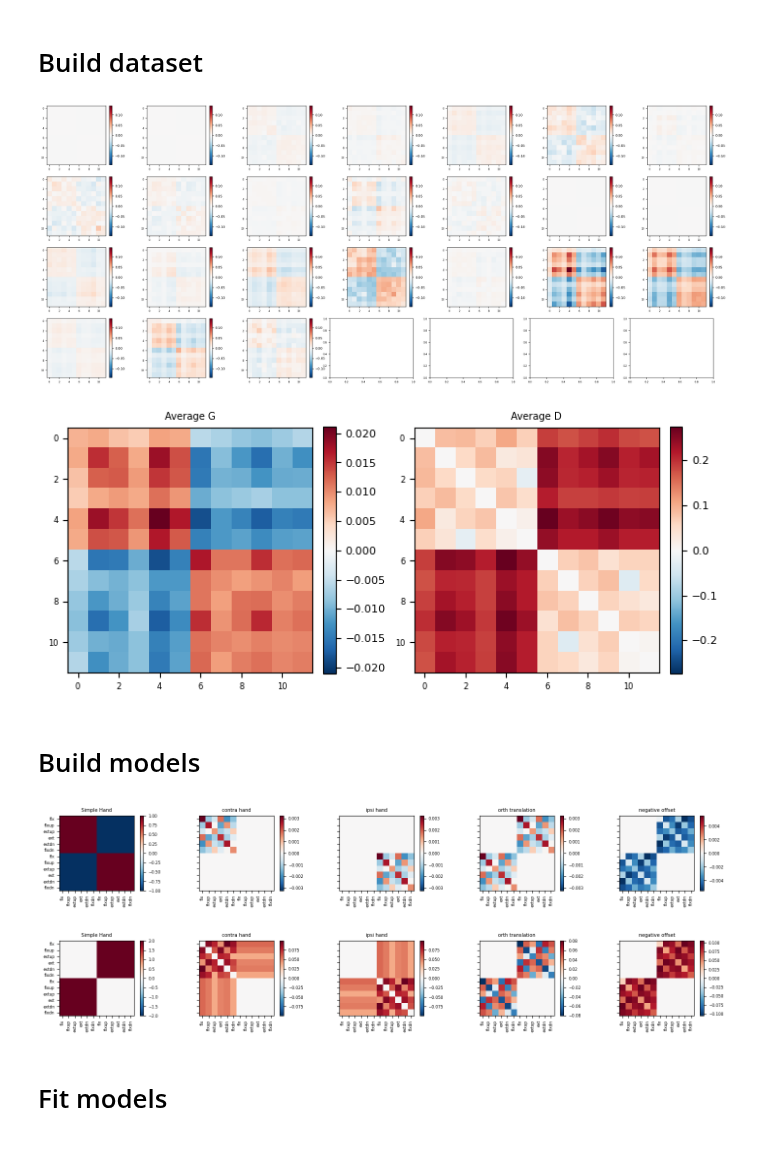
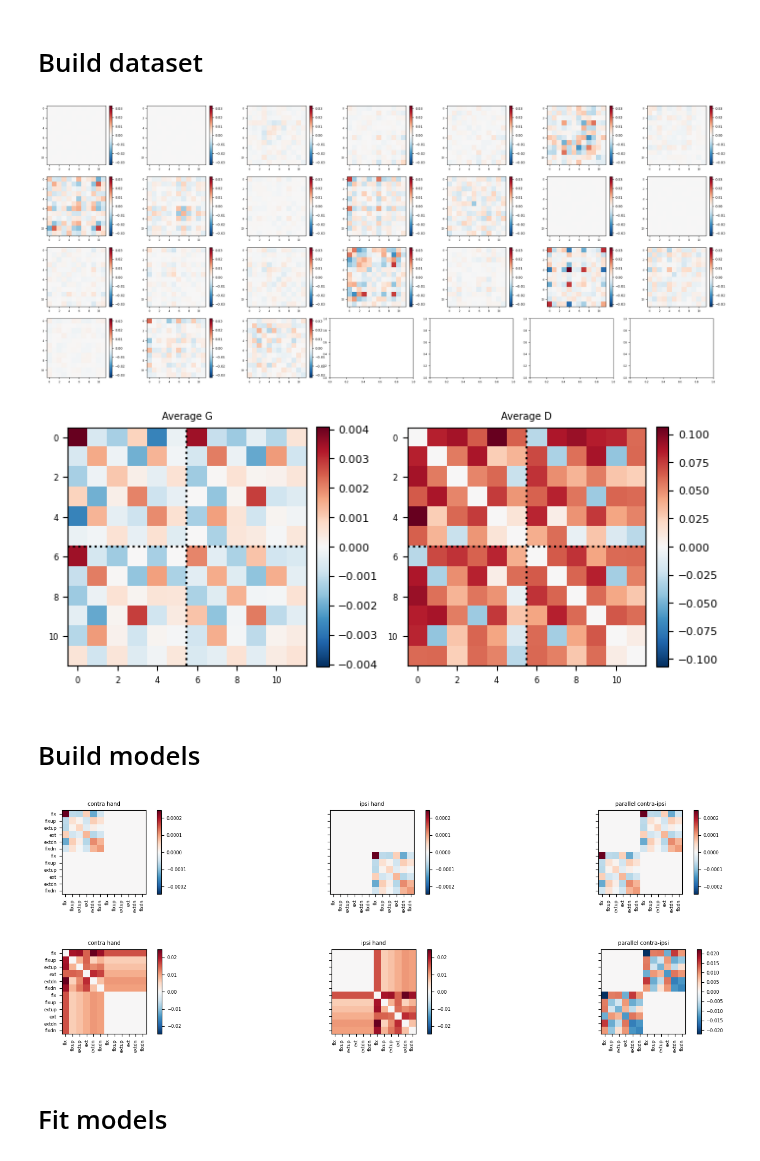
Before and after one commit to alighavam/bimanual_wrist, a Jupyter notebook: notebooks_mri/PCM_unimanual.ipynb, the cells around one changed output. Drawn from its saved outputs; the diff is of its cells as text; code cells hidden in the pictures.

```diff
--- a/notebooks_mri/PCM_unimanual.ipynb
+++ b/notebooks_mri/PCM_unimanual.ipynb
@@ -83,7 +83,19 @@ for i_hem, h in enumerate(hem):
         idx1 = [j for j, c in enumerate(cond_name_tmp[i_sub]) if 'rhand' in c]
         idx2 = [j for j, c in enumerate(cond_name_tmp[i_sub]) if 'lhand' in c]
         idx = idx1 + idx2
-        Y = data_tmp[i_sub][idx, :]
+        # Y = data_tmp[i_sub][idx, :]
+        Y1 = data_tmp[i_sub][idx1, :]
+        Y2 = data_tmp[i_sub][idx2, :]
+
+        # remove mean of voxels across conditions of rhand:
+        rhand_parts = part_tmp[i_sub][idx1]
+        for p in np.unique(rhand_parts):
+            Y1[rhand_parts == p, :] = Y1[rhand_parts == p, :] - np.mean(Y1[rhand_parts == p, :], axis=0)
+        # remove mean of voxels across conditions of lhand:
+        lhand_parts = part_tmp[i_sub][idx2]
+        for p in np.unique(lhand_parts):
+            Y2[lhand_parts == p, :] = Y2[lhand_parts == p, :] - np.mean(Y2[lhand_parts == p, :], axis=0)
+        Y = np.vstack((Y1, Y2))
 
         subj_part = part_tmp[i_sub][idx]
         # Sort based on Hemisphere to have contralateral first:
@@ -137,6 +149,8 @@ sm.set_array([])
 cbar = plt.colorbar(sm, ax=ax[0], fraction=0.046, pad=0.04)
 cbar.ax.tick_params(labelsize=8)
 ax[0].set_title(f'Average G')
+ax[0].axhline(5.5, color='k', linestyle=':', linewidth=1.5)
+ax[0].axvline(5.5, color='k', linestyle=':', linewidth=1.5)
 
 D_avg = pcm.G_to_dist(G_hat_avg)
 D_avg = np.sign(D_avg) * np.sqrt(np.abs(D_avg))
@@ -147,11 +161,13 @@ sm.set_array([])
 cbar = plt.colorbar(sm, ax=ax[1], fraction=0.046, pad=0.04)
 cbar.ax.tick_params(labelsize=8)
 ax[1].set_title(f'Average D')
+ax[1].axhline(5.5, color='k', linestyle=':', linewidth=1.5)
+ax[1].axvline(5.5, color='k', linestyle=':', linewidth=1.5)
 plt.tight_layout()
 plt.show()
 # %% [output]
-[figure, old version]
+[figure, new version]
-[figure, old version]
+[figure, new version]
 # %% [markdown]
 # Build models
 # %%
@@ -164,13 +180,7 @@ modelG = {}
 
 # Null model
 cov = np.zeros((ncond, ncond))
-cov[0:6, 0:6] = 1
-cov[6:12, 6:12] = 1
-cov[0:6, 6:12] = -1
-cov[6:12, 0:6] = -1
-M_hand = pcm.FixedModel('null', cov)
-M.append(M_hand)
-modelG['Simple Hand'] = [cov]
+M.append(pcm.FixedModel('null', cov))
 
 # Contra hand structure:
 ceil_fit = pd.read_pickle(os.path.join(analysisDir, f'PCM_unimanual_CVceiling_{region}.pkl'))
@@ -189,77 +199,51 @@ cov[6:12, 6:12] = G_ceil
 # M.append(pcm.FixedModel('ipsi hand', cov))
 modelG['ipsi hand'] = [cov]
 
-# Orthogonal translation hand structure:
-ceil_fit = pd.read_pickle(os.path.join(analysisDir, f'PCM_unimanual_CVceiling_{region}.pkl'))
-ceil = pcm.FreeModel('ceil',6)
-params = ceil_fit['theta_cv'][0]
-params = np.mean(params[0:21, :], axis=1)
-G_ceil = ceil.predict(params)[0]
-# cov = np.zeros((ncond, ncond))
+# Parallel contra-ipsi:
 cov = np.zeros((ncond, ncond))
 cov[0:6, 6:12] = G_ceil
 cov[6:12, 0:6] = G_ceil
 # cov = np.tile(G_ceil, (2,2))
 # M.append(pcm.FixedModel('orth translation', cov))
-modelG['orth translation'] = [cov]
+modelG['parallel contra-ipsi'] = [cov]
 
-# negative offset:
-cov = np.zeros((ncond, ncond))
-offset = np.max(G_ceil)
-cov[0:6, 6:12] = G_ceil - offset - 0.0003
-cov[6:12, 0:6] = G_ceil - offset - 0.0003
-# M.append(pcm.FixedModel('negative offset', cov))
-modelG['negative offset'] = [cov]
 
 # component models:
-M.append(pcm.ComponentModel('only within_structure (orthogonal contra-ipsi)', [modelG['Simple Hand'][0], modelG['contra hand'][0], modelG['ipsi hand'][0]]))
-M.append(pcm.ComponentModel('within_structure+across_covariance', [modelG['Simple Hand'][0], modelG['contra hand'][0], modelG['ipsi hand'][0], modelG['orth translation'][0]]))
-M.append(pcm.ComponentModel('within_structure+negative_offset', [modelG['Simple Hand'][0], modelG['contra hand'][0], modelG['ipsi hand'][0], modelG['negative offset'][0]]))
-
-# ================ noise ceiling ================
-# noise ceiling model:
-# M_ceil = pcm.model.FreeModel('ceil',ncond)
-# RDMs = pd.read_pickle(os.path.join(analysisDir, 'RDMs_unimanual.pkl'))
-# RDMs = RDMs[(RDMs['region']==region) & (RDMs['hem']=='L')]
-# RDMs = RDMs.G.values
-# G_avg = np.zeros((ncond,ncond))
-# for tmp in RDMs:
-#     G_avg += tmp/len(RDMs)
-# M_ceil = pcm.FixedModel('ceil', G_avg)
-# M.append(M_ceil)
+M.append(pcm.ComponentModel('only within_structure (orthogonal contra-ipsi)', [modelG['contra hand'][0], modelG['ipsi hand'][0]]))
+M.append(pcm.ComponentModel('within_structure+parallel contra-ipsi', [modelG['contra hand'][0], modelG['ipsi hand'][0], modelG['parallel contra-ipsi'][0]]))
 
 # PLOT:
 n = len(modelG)
 fix, ax = plt.subplots(1,n, figsize=(18,2), sharey=True)
 for i in range(n):
     vmin = -np.max(np.abs(modelG[list(modelG.keys())[i]]))
     vmax = np.max(np.abs(modelG[list(modelG.keys())[i]]))
     ax[i].imshow(modelG[list(modelG.keys())[i]][0], cmap=cmap, vmin=vmin, vmax=vmax)
     ax[i].set_title(list(modelG.keys())[i])
     ax[i].set_xticks(list(range(12)))
     ax[i].set_xticklabels(labels, rotation=90)
     ax[i].set_yticks(list(range(12)))
     ax[i].set_yticklabels(labels)
     plt.colorbar(ax[i].imshow(modelG[list(modelG.keys())[i]][0], cmap=cmap, vmin=vmin, vmax=vmax), ax=ax[i])
 plt.show()
 
 fix, ax = plt.subplots(1,n, figsize=(18,2), sharey=True)
 for i in range(n):
     D = pcm.G_to_dist(modelG[list(modelG.keys())[i]][0])
     D = np.sign(D) * np.sqrt(np.abs(D))
     vmin = -np.max(np.abs(D))
     vmax = np.max(np.abs(D))
     ax[i].imshow(D, cmap=cmap, vmin=vmin, vmax=vmax)
     ax[i].set_title(list(modelG.keys())[i])
     ax[i].set_xticks(list(range(12)))
     ax[i].set_xticklabels(labels, rotation=90)
     ax[i].set_yticks(list(range(12)))
     ax[i].set_yticklabels(labels)
     plt.colorbar(ax[i].imshow(D, cmap=cmap, vmin=vmin, vmax=vmax), ax=ax[i])
 plt.show()
 # %% [output]
-[figure, old version]
+[figure, new version]
-[figure, old version]
+[figure, new version]
 # %% [markdown]
 # Fit models
 # %%
```
Also changed, not shown: parts of 7 cells of this notebook, 1 other file.
